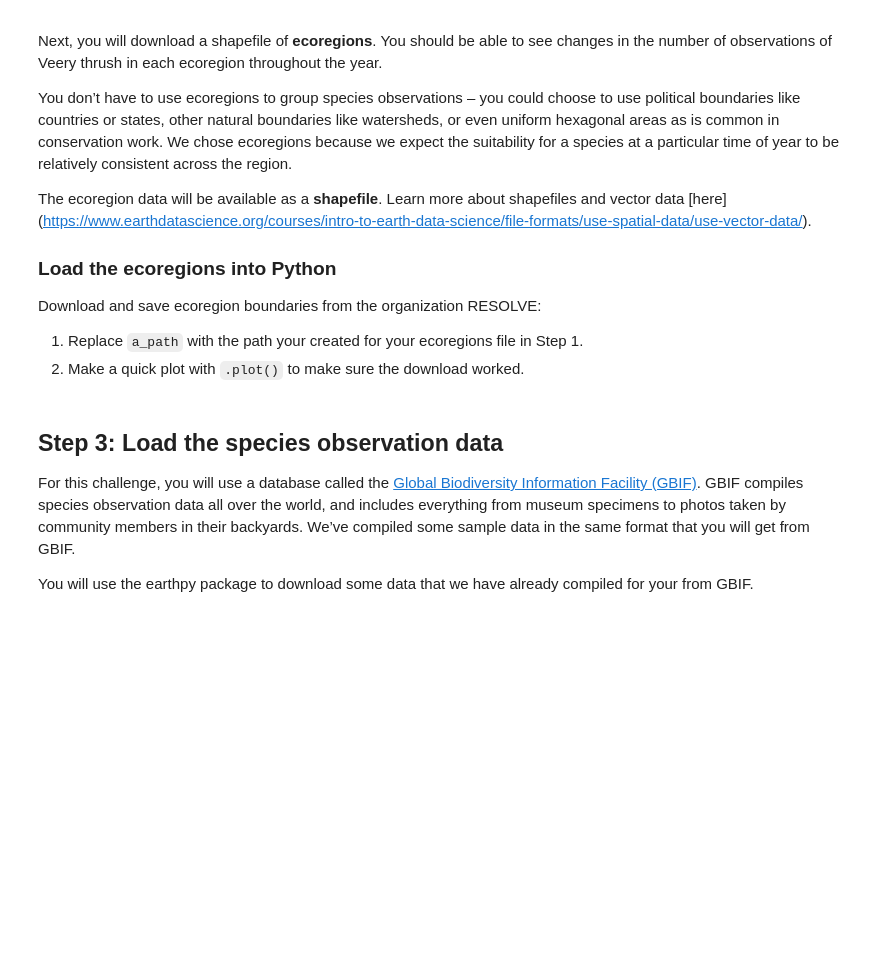
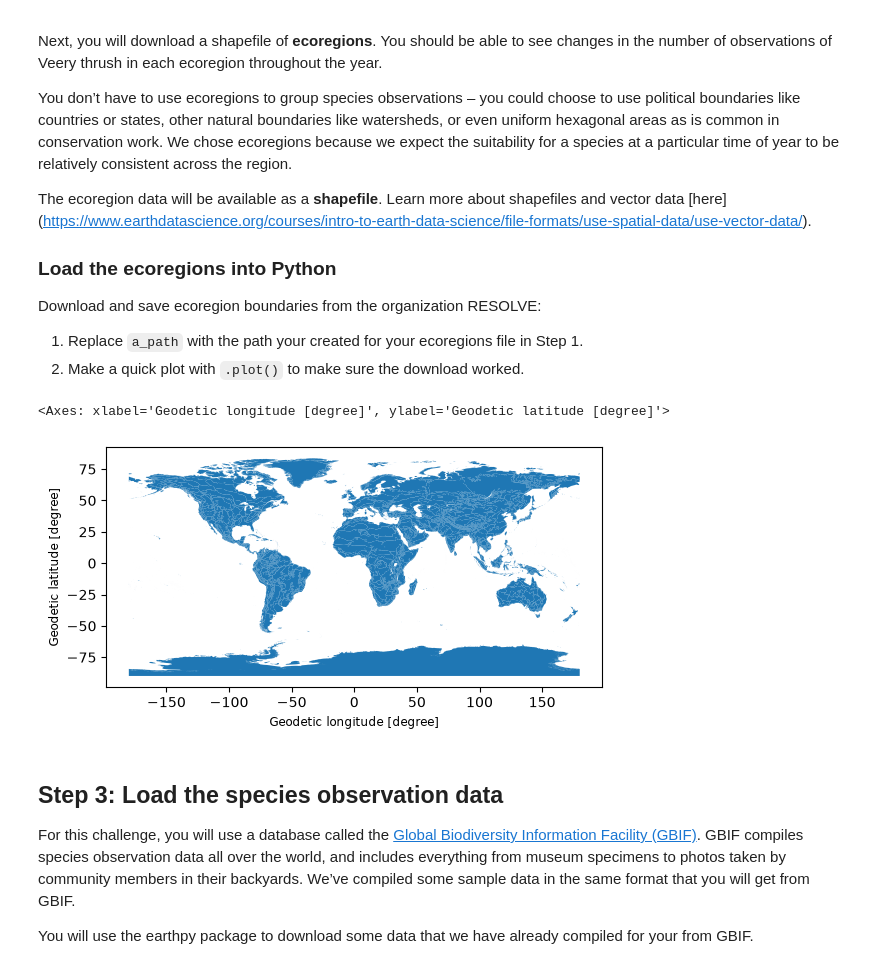
Before and after one commit to Haydensimm13/02-migration-fall-template, a Jupyter notebook: notebooks/02-migration-wrangle.ipynb, the cells around one changed output. Cells and saved outputs as stored; diff of their text form; code cells hidden in the pictures; blank space fills up the shorter version.

```diff
--- a/notebooks/02-migration-wrangle.ipynb
+++ b/notebooks/02-migration-wrangle.ipynb
@@ -63,12 +61,15 @@ data_dir = os.path.join(
     pathlib.Path.home(),
 
     ### point to folders where your data will live
-    'my-class-folder',
-    'my-data-folder',
+    'earth-analytics',
+    'data',
 
     ### make a project directory for this assignment
-    'migration'
+    'veery-migration-project'
     )
 
 ### make the path
-os.makedirs(data_dir, exist_of = True)
+os.makedirs(data_dir, exist_ok = True)
+
+### check path to file
+data_dir
@@ -88,20 +91,34 @@ Download and save ecoregion boundaries from the organization RESOLVE:
 # %%
 ### get url for ecoregions
 ecoreg_url = ("https://storage.googleapis.com/"
        "teow2016/Ecoregions2017.zip")
 
 ### name the ecoregions directory name and file name
+ecoreg_dir = os.path.join(data_dir, "ecoregion")
 
 ### make the ecoregions directory
+os.makedirs(ecoreg_dir, exist_ok = True)
 
 ### join ecoregions shapefile path
+ecoreg_path = os.path.join(ecoreg_dir, "ecoregions.shp")
 
 ### download the data once
+if not os.path.exists(ecoreg_path):
+
+       ### open file at url
+       ecoreg_gdf = gpd.read_file(ecoreg_url)
+
+       ### save to the defined filepath
+       ecoreg_gdf.to_file(ecoreg_path)
 
 ### open up the ecoregions boundaries
-gdf = gpd.read_file(a_path)
+ecoreg_gdf = gpd.read_file(ecoreg_path)
 
 # plot the ecoregions quickly to check download
+ecoreg_gdf.plot()
+# %% [output]
+<Axes: xlabel='Geodetic longitude [degree]', ylabel='Geodetic latitude [degree]'>
+[figure, added]
 # %% [markdown]
 ## Step 3: Load the species observation data
 
```
Also changed, not shown: parts of 7 cells of this notebook.
